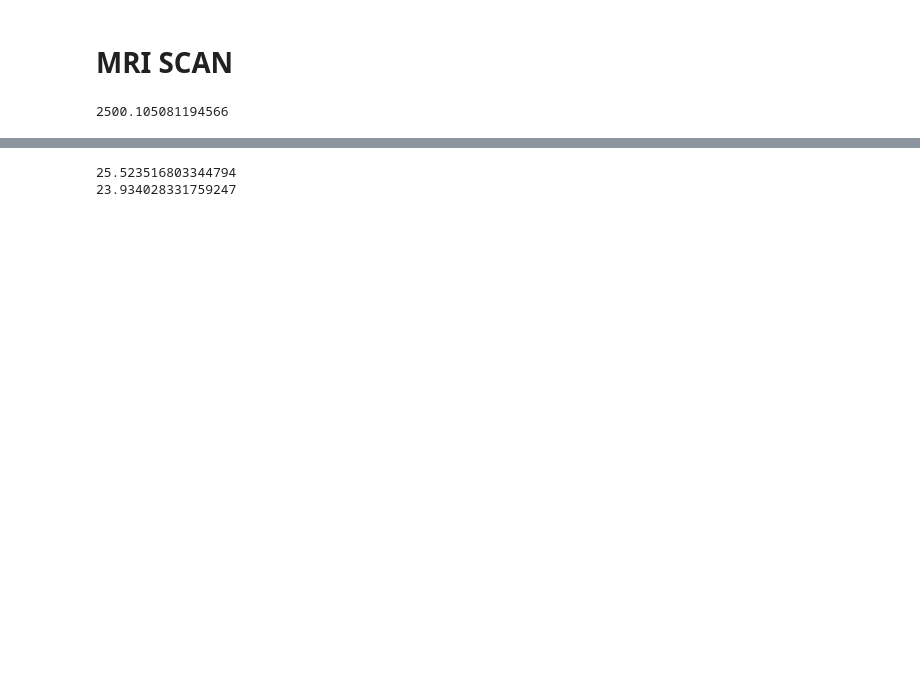
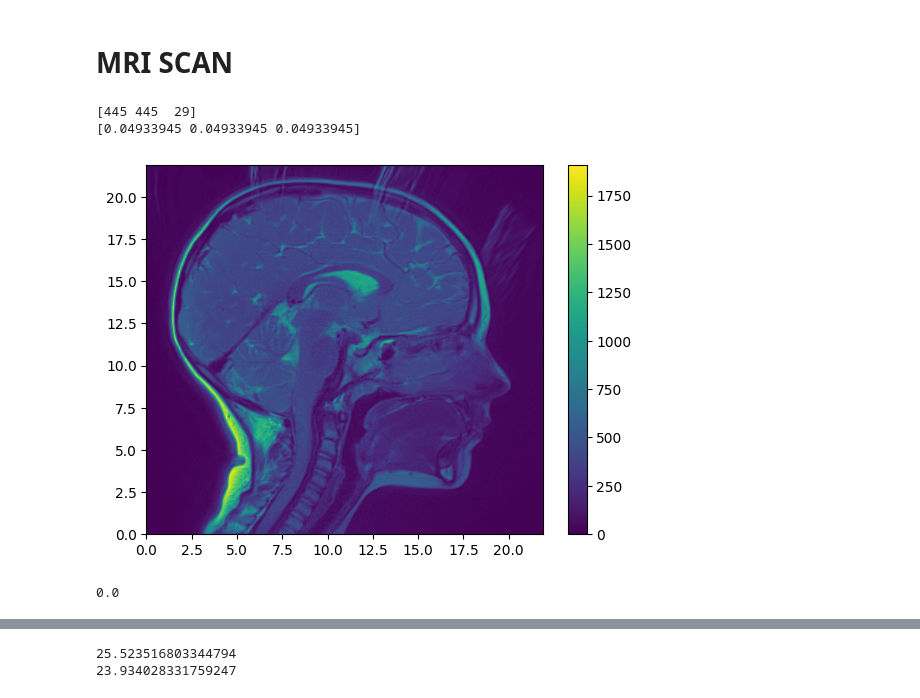
Before and after one commit to awong0811/dicom, a Jupyter notebook: superimpose/test.ipynb, the cells around one changed output, grey strips where cells are left out. Drawn from its saved outputs; the diff is of its cells as text; code cells hidden in the pictures; blank space fills up the shorter version.

```diff
--- a/superimpose/test.ipynb
+++ b/superimpose/test.ipynb
@@ -119,11 +87,22 @@ plt.show()
 # %% [markdown]
 # MRI SCAN
 # %%
-mri_mat_contents = scipy.io.loadmat('./matlab_files/mri_mid_slice_image_data.mat')
+mri_mat_contents = scipy.io.loadmat(r'.\matlab_files\20252001_MRI_image_data.mat')
 mid_slice_img_data = mri_mat_contents['mid_slice_img_data']
 newMRIC = mri_mat_contents['newMRIC'].flatten()  # Make sure you're using the right variable
 newscale_mri = mri_mat_contents['newscale'].flatten()  # Use a different variable to avoid confusion
-mid_slice_img_data = np.flip(mid_slice_img_data, axis=1)
-print(np.max(mid_slice_img_data))
+mid_slice_img_data = np.flip(np.flip(mid_slice_img_data, axis=1), axis=0)
+print(newMRIC)
+print(newscale_mri)
+mri_H, mri_W = (newMRIC[0]-1)*newscale_mri[0], (newMRIC[1]-1)*newscale_mri[1]
+plt.imshow(mid_slice_img_data, extent=(0, mri_H, 0, mri_W), aspect='auto')
+plt.colorbar()
+plt.show()
 # %% [output]
-2500.105081194566
+[445 445  29]
+[0.04933945 0.04933945 0.04933945]
+[figure, added]
+# %%
+print(np.min(mid_slice_img_data))
+# %% [output]
+0.0
```
Also changed, not shown: parts of 12 cells of this notebook, 2 other files.
